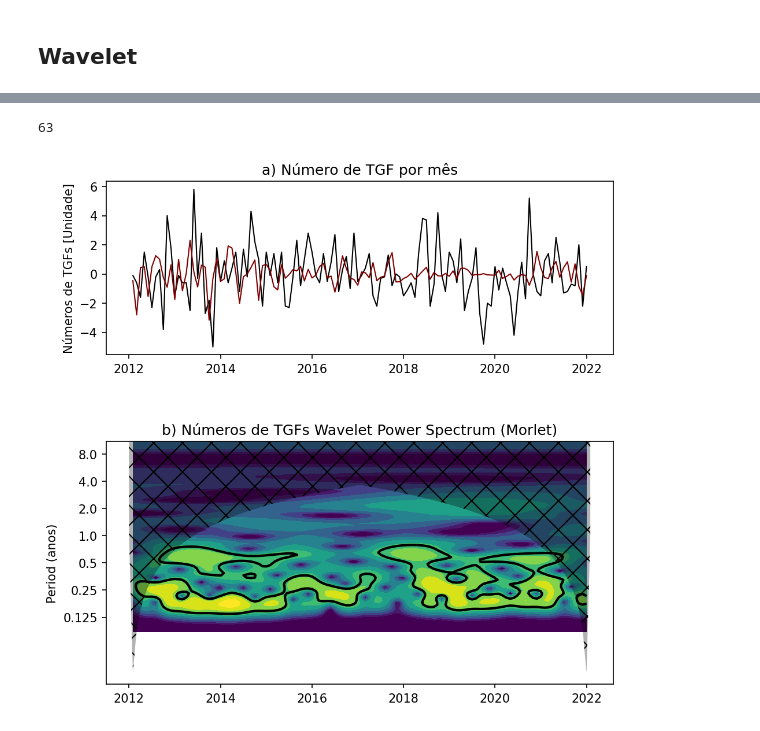
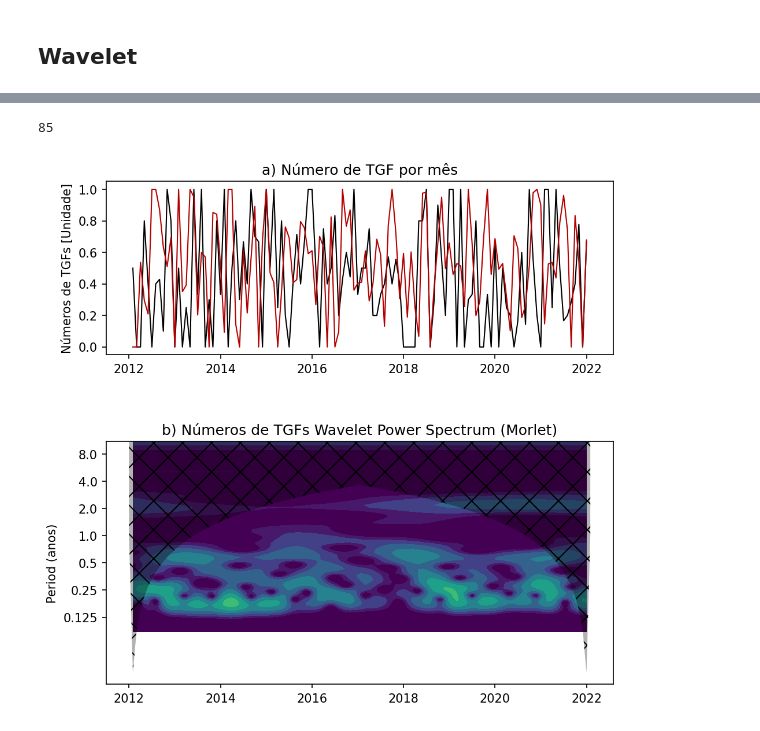
Before and after one commit to morganzera/TGF, a Jupyter notebook: Pibic_pt2/Contagem.ipynb, the cells around one changed output, grey strips where cells are left out. Saved outputs shown, nothing was run; the diff lists cells and outputs as text; code cells hidden in the pictures.

Commit message:
Normalizei os tgf corretamente e plotei os graficos normalizados

```diff
--- a/Pibic_pt2/Contagem.ipynb
+++ b/Pibic_pt2/Contagem.ipynb
@@ -527,33 +571,34 @@ contNormalizada = []
 for i in range(len(indice_refeito)):
     mes_Normalizado = 0.0
     if indice_refeito[i][1] == 1:
-        mes_Normalizado = (a[i] - jan_avg)/jan_std
+        mes_Normalizado = (a[i] - jan_min)/(jan_max - jan_min)
     elif indice_refeito[i][1] == 2:
-        mes_Normalizado = (a[i] - fev_avg)/fev_std
+        mes_Normalizado = (a[i] - fev_min)/(fev_max - fev_min)
     elif indice_refeito[i][1] == 3:
-        mes_Normalizado = (a[i] - mar_avg)/mar_std
+        mes_Normalizado = (a[i] - mar_min)/(mar_max - mar_min)
     elif indice_refeito[i][1] == 4:
-        mes_Normalizado = (a[i] - abr_avg)/abr_std
+        mes_Normalizado = (a[i] - abr_min)/(abr_max - abr_min)
     elif indice_refeito[i][1] == 5:
-        mes_Normalizado = (a[i] - mai_avg)/mai_std
+        mes_Normalizado = (a[i] - mai_min)/(mai_max - mai_min)
     elif indice_refeito[i][1] == 6:
-        mes_Normalizado = (a[i] - jun_avg)/jun_std
+        mes_Normalizado = (a[i] - jun_min)/(jun_max - jun_min)
     elif indice_refeito[i][1] == 7:
-        mes_Normalizado = (a[i] - jul_avg)/jul_std
+        mes_Normalizado = (a[i] - jul_min)/(jul_max - jul_min)
     elif indice_refeito[i][1] == 8:
-        mes_Normalizado = (a[i] - ago_avg)/ago_std
+        mes_Normalizado = (a[i] - ago_min)/(ago_max - ago_min)
     elif indice_refeito[i][1] == 9:
-        mes_Normalizado = (a[i] - set_avg)/set_std
+        mes_Normalizado = (a[i] - set_min)/(set_max - set_min)
     elif indice_refeito[i][1] == 10:
-        mes_Normalizado = (a[i] - out_avg)/out_std
+        mes_Normalizado = (a[i] - out_min)/(out_max - out_min)
     elif indice_refeito[i][1] == 11:
-        mes_Normalizado = (a[i] - nov_avg)/nov_std
+        mes_Normalizado = (a[i] - nov_min)/(nov_max - nov_min)
     else:
-        mes_Normalizado = (a[i] - dez_avg)/dez_std
-    # contAvgNormalizado.append(round(mes_Normalizado))
+        mes_Normalizado = (a[i] - dez_min)/(dez_max - dez_min)
+    # contavgNormalizado.append(round(mes_Normalizado))
     contNormalizada.append(mes_Normalizado)
 
 dadosNormalizados = pd.Series(data=contNormalizada, index=indice_refeito)
+# dadosNormalizados.to_excel('tgf_normalizado.xlsx')
 dadosNormalizados.plot(fontsize=12, figsize=(10, 5), title='Série de anomalias', xlabel='Data (Ano, mês)', ylabel='Contagem de anomalias')
 # %% [output]
 <AxesSubplot:title={'center':'Série de anomalias'}, xlabel='Data (Ano, mês)', ylabel='Contagem de anomalias'>
@@ -617,11 +662,12 @@ wave, scales, freqs, coi, fft, fftfreqs = wavelet.cwt(dat, dt, dj, s0, J, mother
 std = dat.std()
 iwave = wavelet.icwt(wave, scales, dt, dj, mother) * std
 
-fft_tgf = pd.DataFrame(fftfreqs, columns=['fft TGF'])
+# fft_tgf = pd.DataFrame(fftfreqs, columns=['fft TGF'])
 # fft_tgf.to_excel('testando_fftTGF.xlsx')
-print(len(fft_tgf))
+
+print(len(freqs))
 # %% [output]
-63
+85
 # %%
 # espectro de potencia
 power = (np.abs(wave)) ** 2
@@ -644,33 +690,33 @@ figprops = dict(figsize=(9, 10), dpi=150)
 fig = pyplot.figure(**figprops)
 
 #original timeseries
 ax = pyplot.axes([0.1, 0.75, 0.65, 0.2])
-ax.plot(t, anomalia.values, 'k', linewidth=1.,)
-ax.plot(t, dadosSP, '-', linewidth=1, color=[0.5, 0, 0])
+ax.plot(t, dadosNormalizados.values, 'k', linewidth=1.)
+ax.plot(t, spF_normalizado, '-', linewidth=1, color=[0.7, 0, 0])
 ax.set_title('a) {}'.format(title))
 ax.set_ylabel(r'{} [{}]'.format(label, units))
 
 #normalized wavelet power spectrum
 bx = pyplot.axes([0.1, 0.37, 0.65, 0.28], sharex=ax)
 levels = [0.0625, 0.125, 0.25, 0.5, 1, 2, 4, 8, 16]
 bx.contourf(t, np.log2(period), np.log2(power), np.log2(levels),
             extend='both', cmap=pyplot.cm.viridis)
 extent = [t.min(), t.max(), 0, max(period)]
 bx.contour(t, np.log2(period), sig95, [-99, 1], colors='k', linewidths=2,
            extent=extent)
 bx.fill(np.concatenate([t, t[-1:] + dt, t[-1:] + dt,
                            t[:1] - dt, t[:1] - dt]),
         np.concatenate([np.log2(coi), [1e-9], np.log2(period[-1:]),
                            np.log2(period[-1:]), [1e-9]]),
         'k', alpha=0.3, hatch='x')
 bx.set_title('b) {} Wavelet Power Spectrum ({})'.format(label, mother.name))
 bx.set_ylabel('Period (anos)')
 Yticks = 2 ** np.arange(np.ceil(np.log2(period.min())),
                            np.ceil(np.log2(period.max())))
 bx.set_yticks(np.log2(Yticks))
 bx.set_yticklabels(Yticks)
 
 
 pyplot.show()
 # %% [output]
-[figure, old version]
+[figure, new version]
```
Also changed, not shown: parts of 7 cells of this notebook, 1 other file.
